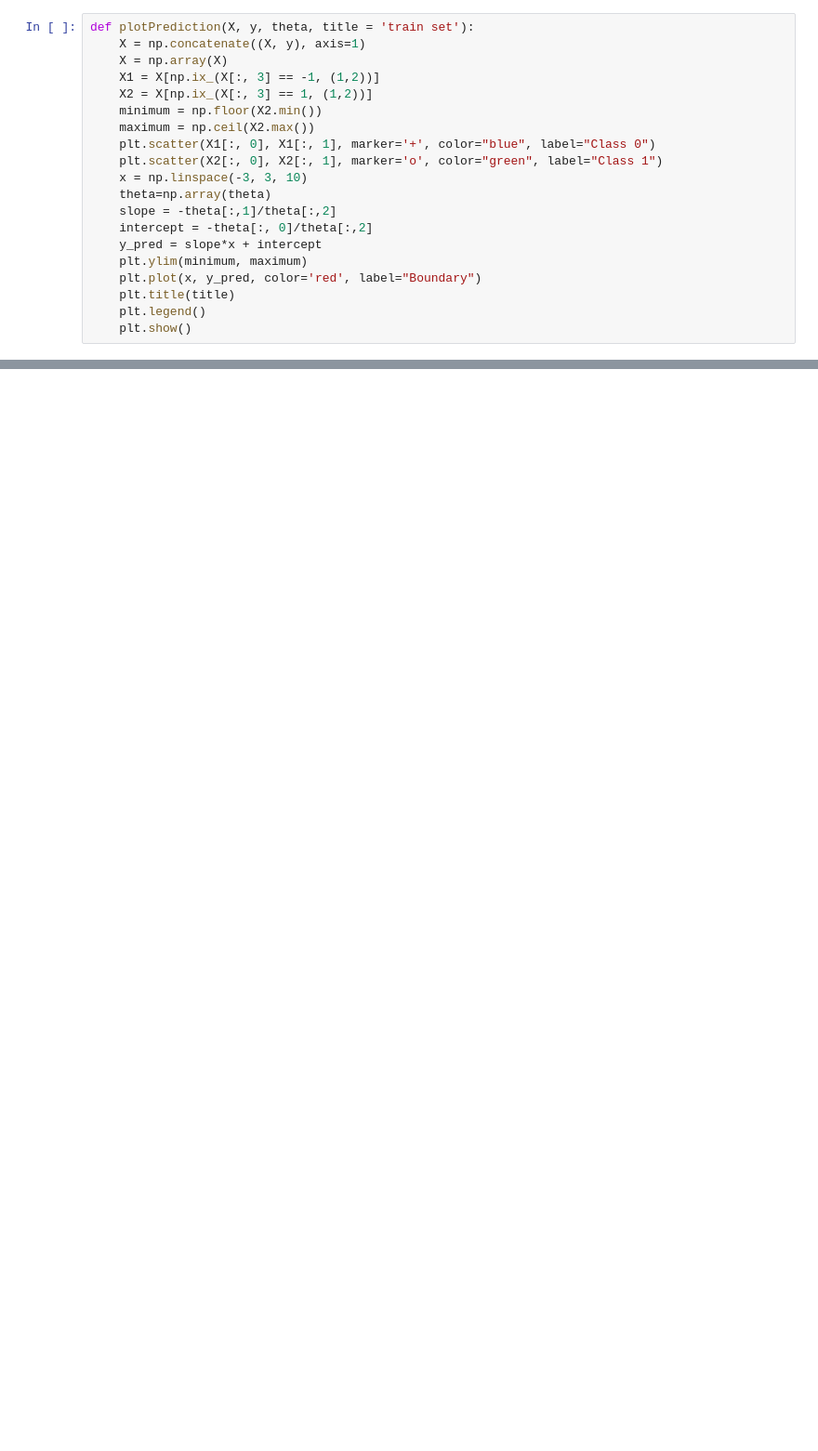
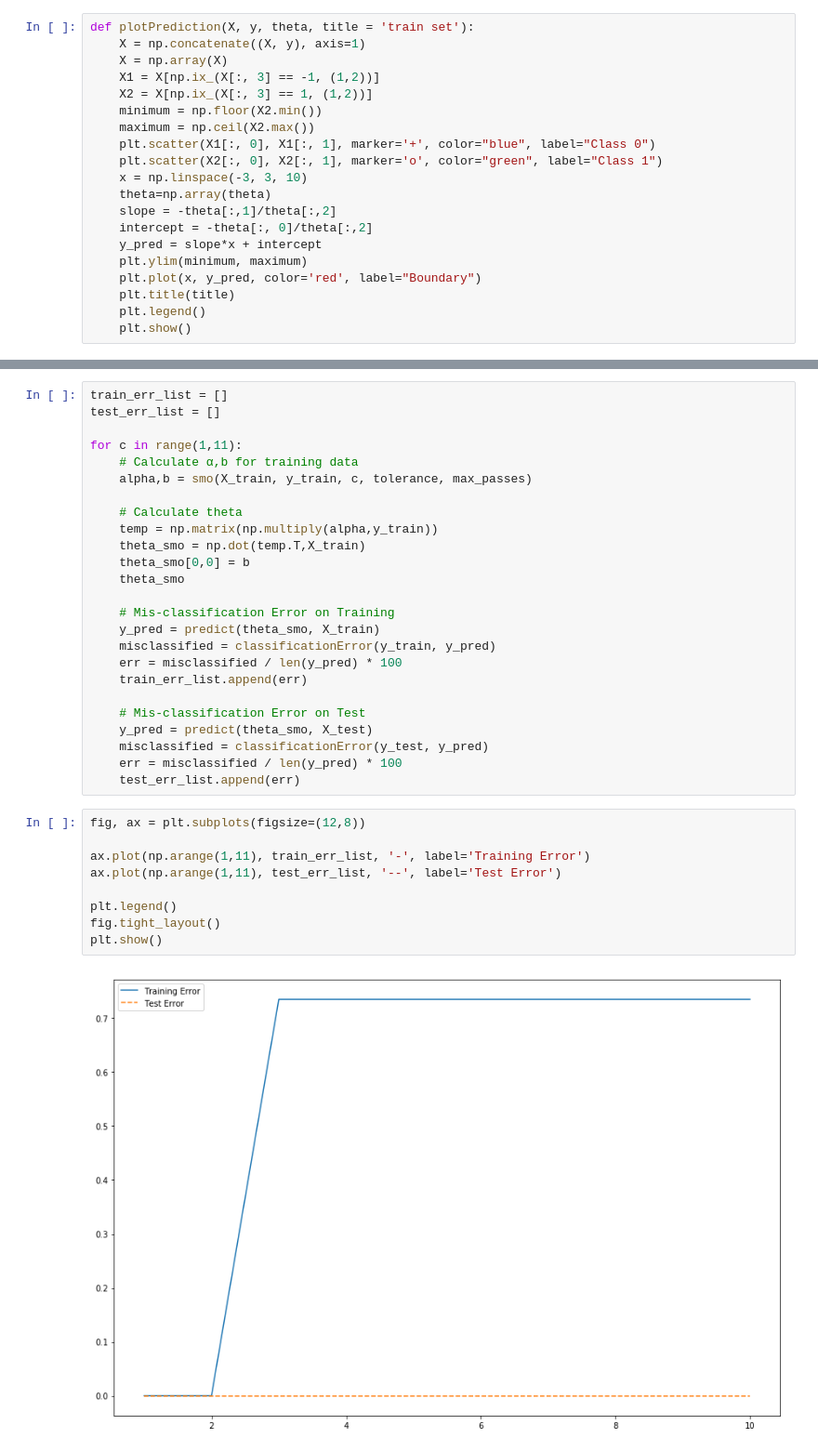
Before and after one commit to siddhantbenadikar/MachineLearningNEU, a Jupyter notebook: SVM/SVMsmo.ipynb, the cells around one changed output, grey strips where cells are left out. Shown at 93% size. Drawn from its saved outputs; the diff is of its cells as text; blank space fills up the shorter version.

```diff
--- a/SVM/SVMsmo.ipynb
+++ b/SVM/SVMsmo.ipynb
@@ -192,0 +224,36 @@ NameError: name 'sigmoid' is not defined
+# %%
+train_err_list = []
+test_err_list = []
+
+for c in range(1,11):
+    # Calculate α,b for training data
+    alpha,b = smo(X_train, y_train, c, tolerance, max_passes)
+
+    # Calculate theta
+    temp = np.matrix(np.multiply(alpha,y_train))
+    theta_smo = np.dot(temp.T,X_train)
+    theta_smo[0,0] = b
+    theta_smo
+
+    # Mis-classification Error on Training
+    y_pred = predict(theta_smo, X_train)
+    misclassified = classificationError(y_train, y_pred)
+    err = misclassified / len(y_pred) * 100
+    train_err_list.append(err)
+
+    # Mis-classification Error on Test
+    y_pred = predict(theta_smo, X_test)
+    misclassified = classificationError(y_test, y_pred)
+    err = misclassified / len(y_pred) * 100
+    test_err_list.append(err)
+# %%
+fig, ax = plt.subplots(figsize=(12,8))
+
+ax.plot(np.arange(1,11), train_err_list, '-', label='Training Error')
+ax.plot(np.arange(1,11), test_err_list, '--', label='Test Error')
+
+plt.legend()
+fig.tight_layout()
+plt.show()
+# %% [output]
+[figure, added]
```
Also changed, not shown: parts of 24 cells of this notebook, 5 other files.
